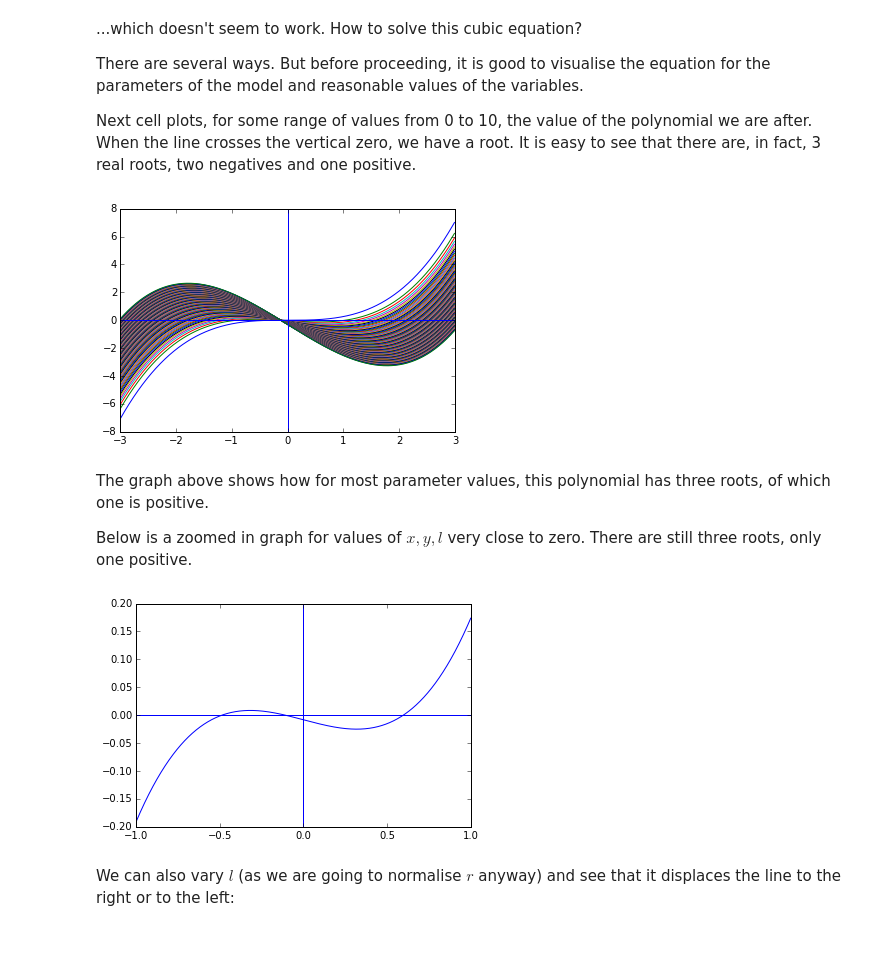
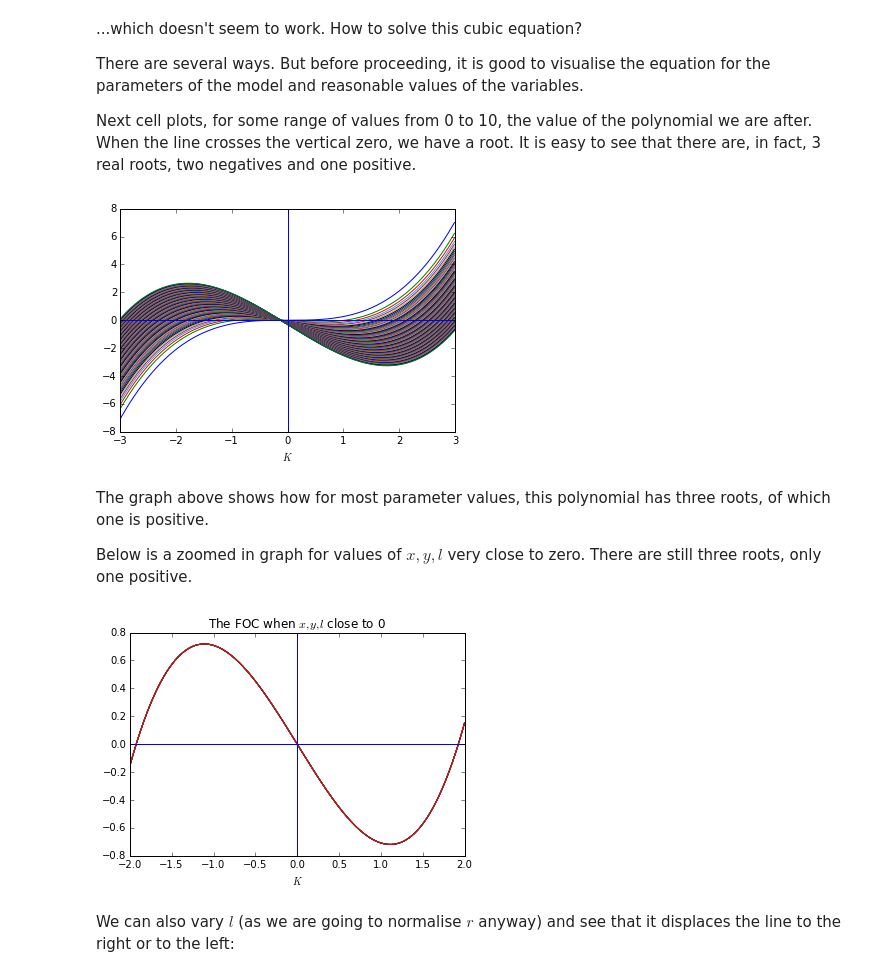
Before and after one commit to davidrpugh/assortative-matching-large-firms, a Jupyter notebook: Capital.ipynb, the cells around one changed output. Cells and saved outputs as stored; diff of their text form; code cells hidden in the pictures; blank space fills up the shorter version.

```diff
--- a/Capital.ipynb
+++ b/Capital.ipynb
@@ -49,25 +50,29 @@ Next cell plots, for some range of values from 0 to 10, the value of the polynom
 # %%
 K_range = np.arange(-3.0,3.0,0.01)
 polik = sym.lambdify((K,x,y,l,r,A,kapa,eta,R),pol_K)
 for i in np.arange(0,10,0.1):
     plt.plot(K_range, polik(K_range,i,i,1,1,1,1,0.89,0.13099))
 plt.axvline()
+plt.xlabel("$K$")
 plt.axhline()
 plt.show()
 # %% [output]
-[figure, old version]
+[figure, new version]
 # %% [markdown]
 The graph above shows how for most parameter values, this polynomial has three roots, of which one is positive.
 
 Below is a zoomed in graph for values of $x,y,l$ very close to zero. There are still three roots, only one positive.
 # %%
-K_range = np.arange(-1.0,1.0,0.001)
-plt.plot(K_range, polik(K_range,0.01,0.01,0.5,1,1,1,0.89,0.13099))
+K_range = np.arange(-2,2,0.001)
+plt.xlabel("$K$")
+for i in np.arange(1,2,0.1):
+    plt.plot(K_range, polik(K_range,1.5,i,0,1,1,1,0.89,0.13099))
 plt.axvline()
 plt.axhline()
+plt.title("The FOC when $x,y,l$ close to 0")
 plt.show()
 # %% [output]
-[figure, old version]
+[figure, new version]
 # %% [markdown]
 We can also vary $l$ (as we are going to normalise $r$ anyway) and see that it displaces the line to the right or to the left:
 # %%
```
Also changed, not shown: parts of 20 cells of this notebook, 2 other files.
